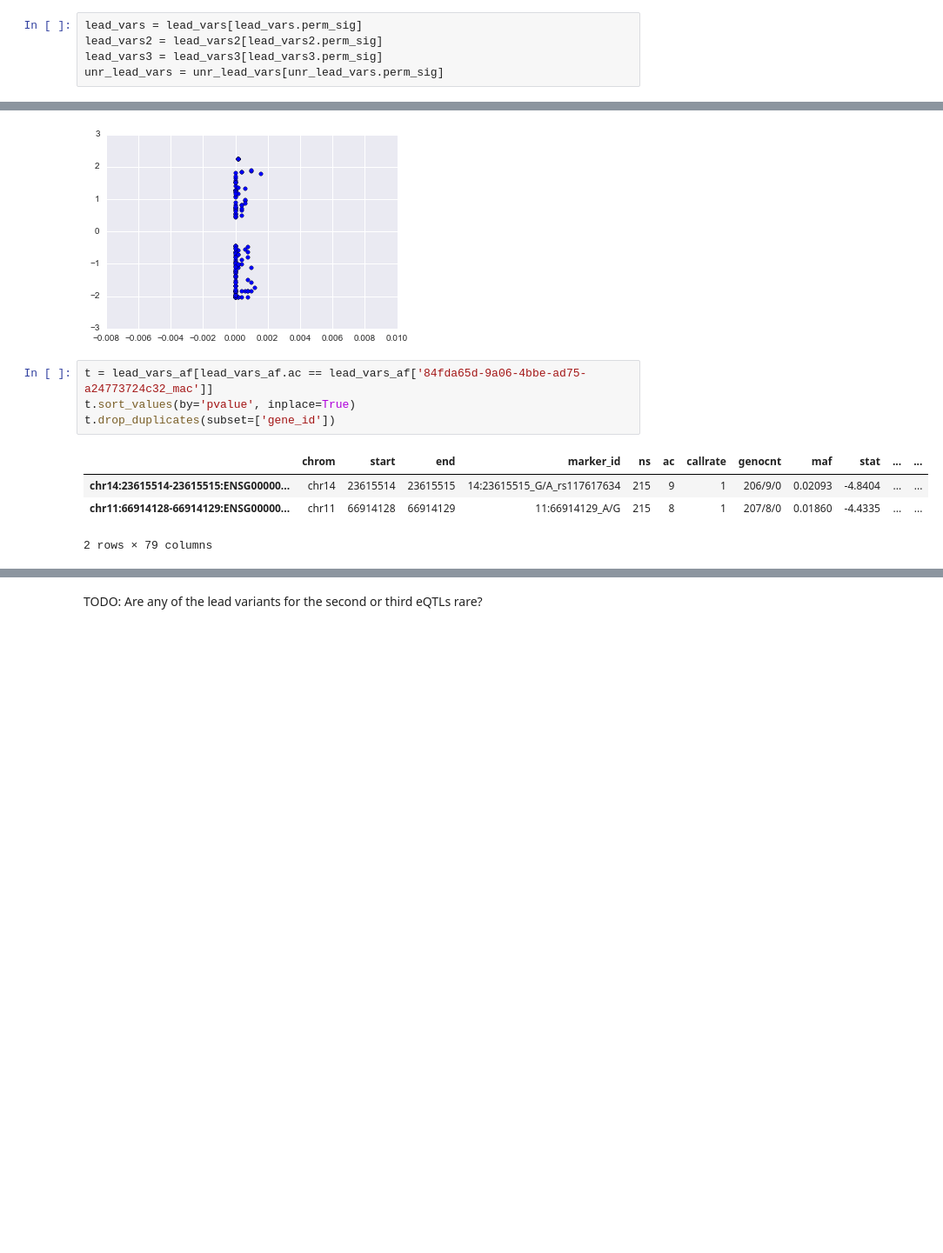
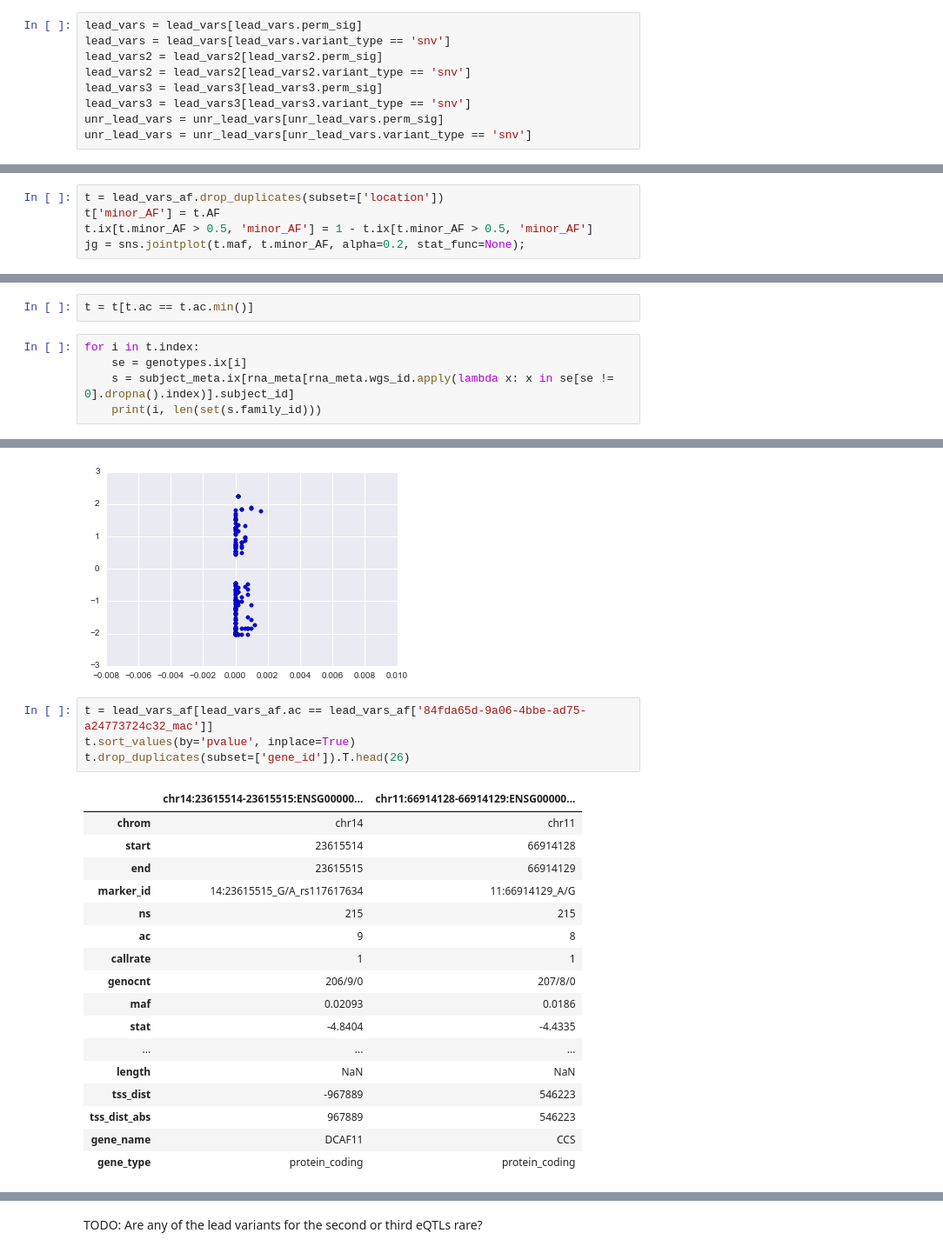
Before and after one commit to frazer-lab/cardips-ipsc-eqtl, a Jupyter notebook: notebooks/Rare Variant eQTLs.ipynb, the cells around one changed output, grey strips where cells are left out. Shown at 87% size. Cells and saved outputs as stored; diff of their text form; blank space fills up the shorter version.

```diff
--- a/notebooks/Rare Variant eQTLs.ipynb
+++ b/notebooks/Rare Variant eQTLs.ipynb
@@ -60,9 +60,13 @@ subject_meta_eqtl = subject_meta.ix[rna_meta_eqtl.subject_id]
 rna_meta_eqtl = rna_meta_eqtl.merge(subject_meta_eqtl, left_on='subject_id', right_index=True)
 # %%
 lead_vars = lead_vars[lead_vars.perm_sig]
+lead_vars = lead_vars[lead_vars.variant_type == 'snv']
 lead_vars2 = lead_vars2[lead_vars2.perm_sig]
+lead_vars2 = lead_vars2[lead_vars2.variant_type == 'snv']
 lead_vars3 = lead_vars3[lead_vars3.perm_sig]
+lead_vars3 = lead_vars3[lead_vars3.variant_type == 'snv']
 unr_lead_vars = unr_lead_vars[unr_lead_vars.perm_sig]
+unr_lead_vars = unr_lead_vars[unr_lead_vars.variant_type == 'snv']
 # %%
 af_cols = [x for x in lead_vars.columns if '_AF' in x]
 lead_vars_af = lead_vars.dropna(subset=af_cols)
@@ -209,0 +241,5 @@ plt.xlabel('CARDiPS MAF');
+# %%
+t = lead_vars_af.drop_duplicates(subset=['location'])
+t['minor_AF'] = t.AF
+t.ix[t.minor_AF > 0.5, 'minor_AF'] = 1 - t.ix[t.minor_AF > 0.5, 'minor_AF']
+jg = sns.jointplot(t.maf, t.minor_AF, alpha=0.2, stat_func=None);
@@ -209,0 +248,7 @@ plt.xlabel('CARDiPS MAF');
+# %%
+t = t[t.ac == t.ac.min()]
+# %%
+for i in t.index:
+    se = genotypes.ix[i]
+    s = subject_meta.ix[rna_meta[rna_meta.wgs_id.apply(lambda x: x in se[se != 0].dropna().index)].subject_id]
+    print(i, len(set(s.family_id)))
@@ -278,12 +370,25 @@ plt.scatter(tdf.AF, tdf.beta)
 # %%
 t = lead_vars_af[lead_vars_af.ac == lead_vars_af['84fda65d-9a06-4bbe-ad75-a24773724c32_mac']]
 t.sort_values(by='pvalue', inplace=True)
-t.drop_duplicates(subset=['gene_id'])
+t.drop_duplicates(subset=['gene_id']).T.head(26)
 # %% [output]
-|  | chrom | start | end | marker_id | ns | ac | callrate | genocnt | maf | stat | ... | ... |
-| chr14:23615514-23615515:ENSG00000... | chr14 | 23615514 | 23615515 | 14:23615515_G/A_rs117617634 | 215 | 9 | 1 | 206/9/0 | 0.02093 | -4.8404 | ... | ... |
-| chr11:66914128-66914129:ENSG00000... | chr11 | 66914128 | 66914129 | 11:66914129_A/G | 215 | 8 | 1 | 207/8/0 | 0.01860 | -4.4335 | ... | ... |
+|  | chr14:23615514-23615515:ENSG00000... | chr11:66914128-66914129:ENSG00000... |
+| chrom | chr14 | chr11 |
+| start | 23615514 | 66914128 |
+| end | 23615515 | 66914129 |
+| marker_id | 14:23615515_G/A_rs117617634 | 11:66914129_A/G |
+| ns | 215 | 215 |
+| ac | 9 | 8 |
+| callrate | 1 | 1 |
+| genocnt | 206/9/0 | 207/8/0 |
+| maf | 0.02093 | 0.0186 |
+| stat | -4.8404 | -4.4335 |
+| ... | ... | ... |
+| length | NaN | NaN |
+| tss_dist | -967889 | 546223 |
+| tss_dist_abs | 967889 | 546223 |
+| gene_name | DCAF11 | CCS |
+| gene_type | protein_coding | protein_coding |
-2 rows × 79 columns
 # %%
 t = lead_vars_af[lead_vars_af.ac == lead_vars_af['abb401f1-5c3e-48ed-8c55-839ce2afe7e6_mac']]
 t.sort_values(by='pvalue', inplace=True)
```
Also changed, not shown: parts of 19 cells of this notebook, 13 other files.
